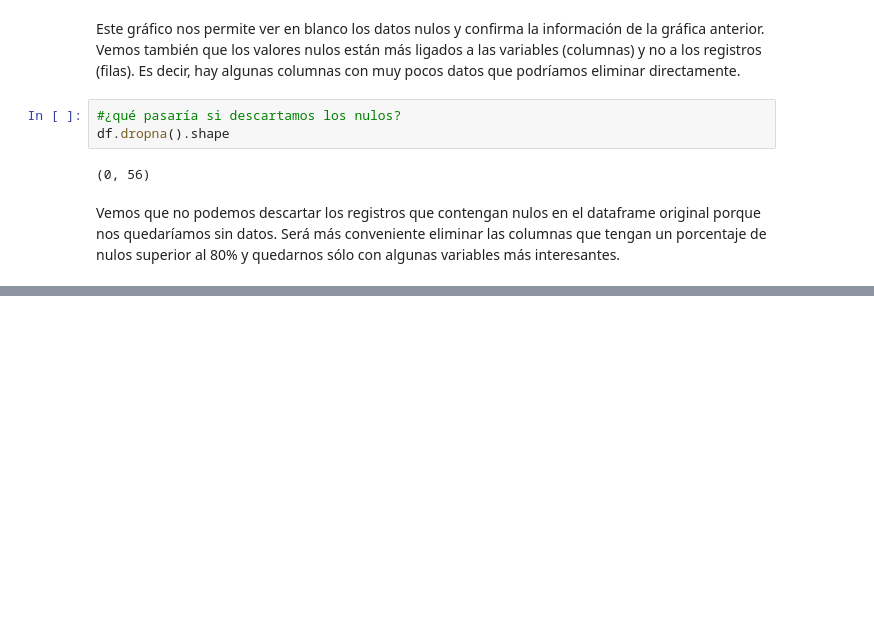
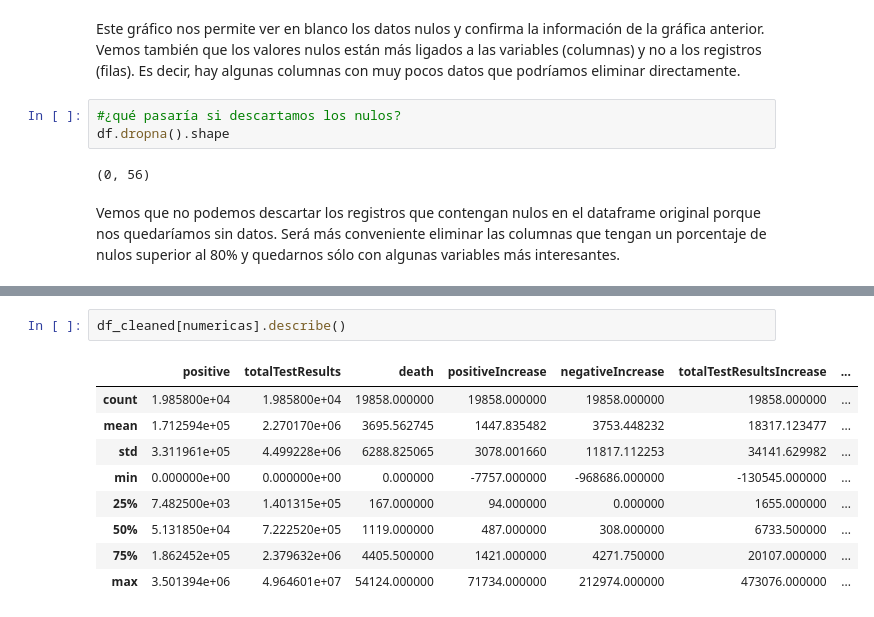
Before and after one commit to AI-School-F5-P2/proyecto_Datathon_equipo_5, a Jupyter notebook: main.ipynb, the cells around one changed output, grey strips where cells are left out. Drawn from its saved outputs; the diff is of its cells as text; blank space fills up the shorter version.

```diff
--- a/main.ipynb
+++ b/main.ipynb
@@ -186,0 +223,12 @@ df.head()
+# %%
+df_cleaned[numericas].describe()
+# %% [output]
+|  | positive | totalTestResults | death | positiveIncrease | negativeIncrease | totalTestResultsIncrease | ... |
+| count | 1.985800e+04 | 1.985800e+04 | 19858.000000 | 19858.000000 | 19858.000000 | 19858.000000 | ... |
+| mean | 1.712594e+05 | 2.270170e+06 | 3695.562745 | 1447.835482 | 3753.448232 | 18317.123477 | ... |
+| std | 3.311961e+05 | 4.499228e+06 | 6288.825065 | 3078.001660 | 11817.112253 | 34141.629982 | ... |
+| min | 0.000000e+00 | 0.000000e+00 | 0.000000 | -7757.000000 | -968686.000000 | -130545.000000 | ... |
+| 25% | 7.482500e+03 | 1.401315e+05 | 167.000000 | 94.000000 | 0.000000 | 1655.000000 | ... |
+| 50% | 5.131850e+04 | 7.222520e+05 | 1119.000000 | 487.000000 | 308.000000 | 6733.500000 | ... |
+| 75% | 1.862452e+05 | 2.379632e+06 | 4405.500000 | 1421.000000 | 4271.750000 | 20107.000000 | ... |
+| max | 3.501394e+06 | 4.964601e+07 | 54124.000000 | 71734.000000 | 212974.000000 | 473076.000000 | ... |
```
Also changed, not shown: parts of 12 cells of this notebook.
